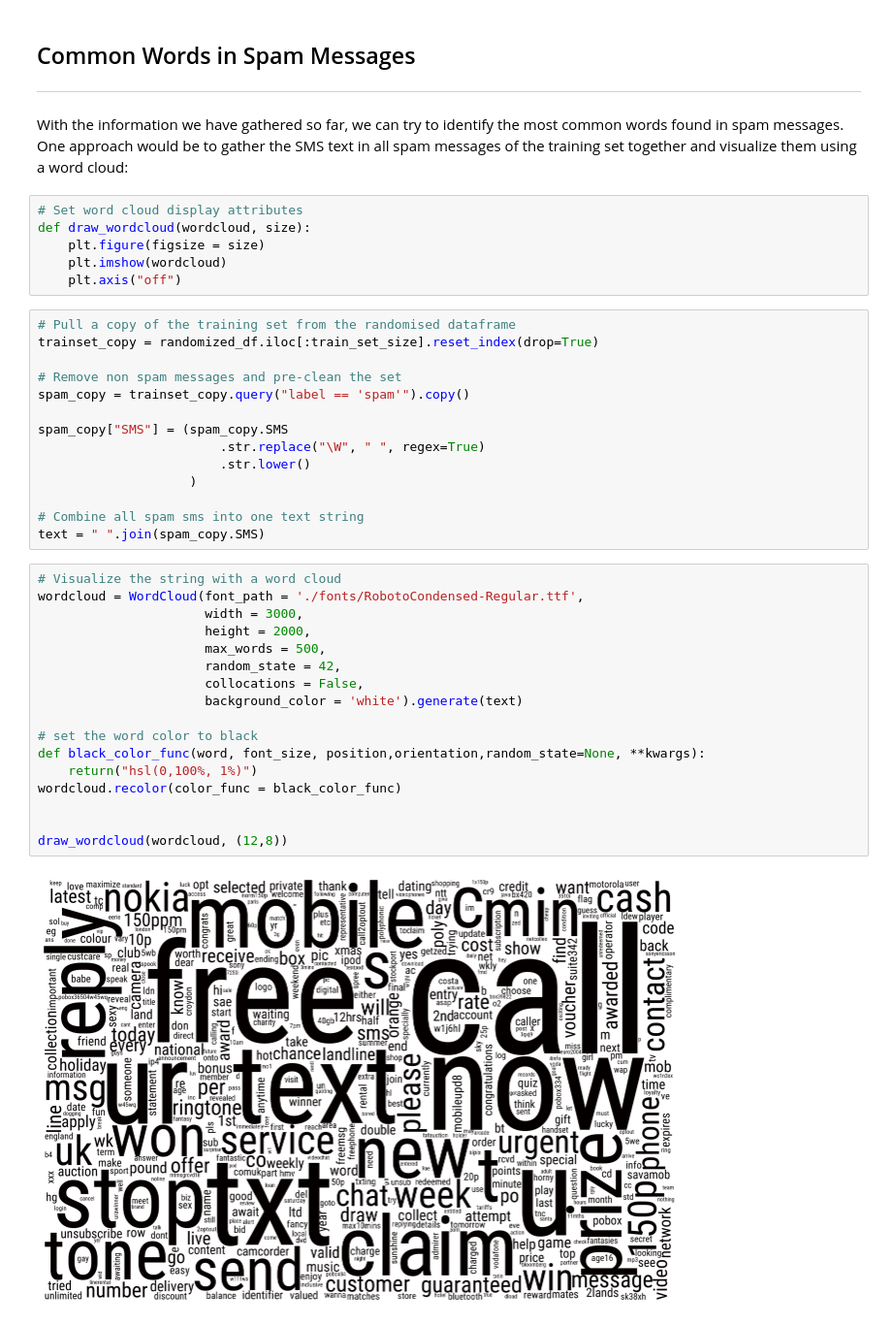
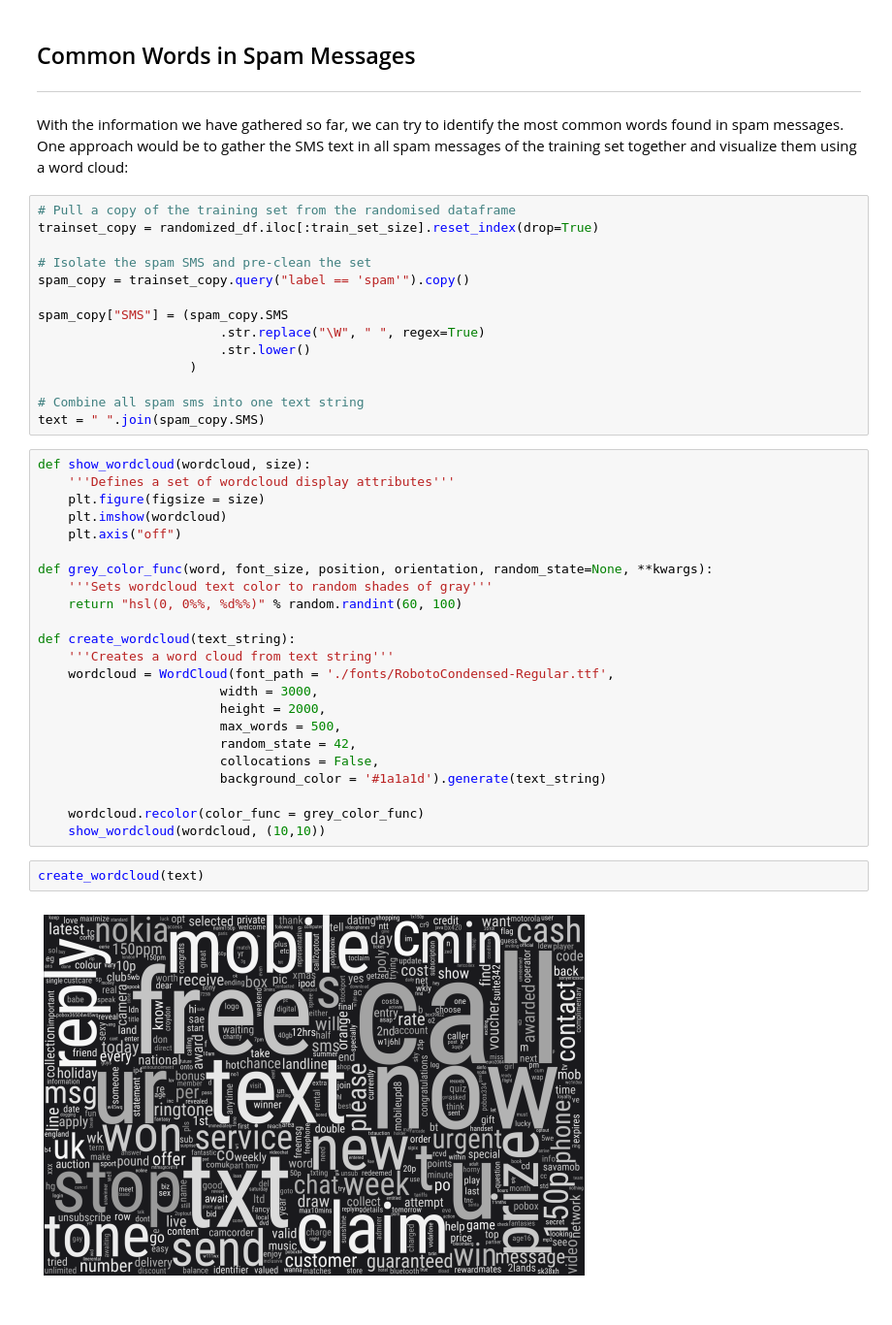
Before and after one commit to Lippins/NB_spam_filter, a Jupyter notebook: notebook.ipynb, the cells around one changed output. Shown at 97% size. Cells and saved outputs as stored; diff of their text form.

Commit message:
feat: Refactor wordcloud code into functions

```diff
--- a/notebook.ipynb
+++ b/notebook.ipynb
@@ -338,17 +339,11 @@ for word in vocabulary:
 ## Common Words in Spam Messages
 ---
 With the information we have gathered so far, we can try to identify the most common words found in spam messages. One approach would be to gather the SMS text in all spam messages of the training set together and visualize them using a word cloud:
-# %%
-# Set word cloud display attributes
-def draw_wordcloud(wordcloud, size):
-    plt.figure(figsize = size)
-    plt.imshow(wordcloud)
-    plt.axis("off")
 # %%
 # Pull a copy of the training set from the randomised dataframe
 trainset_copy = randomized_df.iloc[:train_set_size].reset_index(drop=True)
 
-# Remove non spam messages and pre-clean the set
+# Isolate the spam SMS and pre-clean the set
 spam_copy = trainset_copy.query("label == 'spam'").copy()
 
 spam_copy["SMS"] = (spam_copy.SMS
@@ -359,21 +354,29 @@ spam_copy["SMS"] = (spam_copy.SMS
 # Combine all spam sms into one text string
 text = " ".join(spam_copy.SMS)
 # %%
-# Visualize the string with a word cloud
-wordcloud = WordCloud(font_path = './fonts/RobotoCondensed-Regular.ttf',
-                      width = 3000,
-                      height = 2000,
-                      max_words = 500,
-                      random_state = 42,
-                      collocations = False,
-                      background_color = 'white').generate(text)
+def show_wordcloud(wordcloud, size):
+    '''Defines a set of wordcloud display attributes'''
+    plt.figure(figsize = size)
+    plt.imshow(wordcloud)
+    plt.axis("off")
 
-# set the word color to black
-def black_color_func(word, font_size, position,orientation,random_state=None, **kwargs):
-    return("hsl(0,100%, 1%)")
-wordcloud.recolor(color_func = black_color_func)
+def grey_color_func(word, font_size, position, orientation, random_state=None, **kwargs):
+    '''Sets wordcloud text color to random shades of gray'''
+    return "hsl(0, 0%%, %d%%)" % random.randint(60, 100)
 
+def create_wordcloud(text_string):
+    '''Creates a word cloud from text string'''
+    wordcloud = WordCloud(font_path = './fonts/RobotoCondensed-Regular.ttf',
+                        width = 3000,
+                        height = 2000,
+                        max_words = 500,
+                        random_state = 42,
+                        collocations = False,
+                        background_color = '#1a1a1d').generate(text_string)
 
-draw_wordcloud(wordcloud, (12,8))
+    wordcloud.recolor(color_func = grey_color_func)
+    show_wordcloud(wordcloud, (10,10))
-# %% [output]
-[figure, removed]
+# %%
+create_wordcloud(text)
+# %% [output]
+[figure, added]
```
Also changed, not shown: parts of 7 cells of this notebook.
